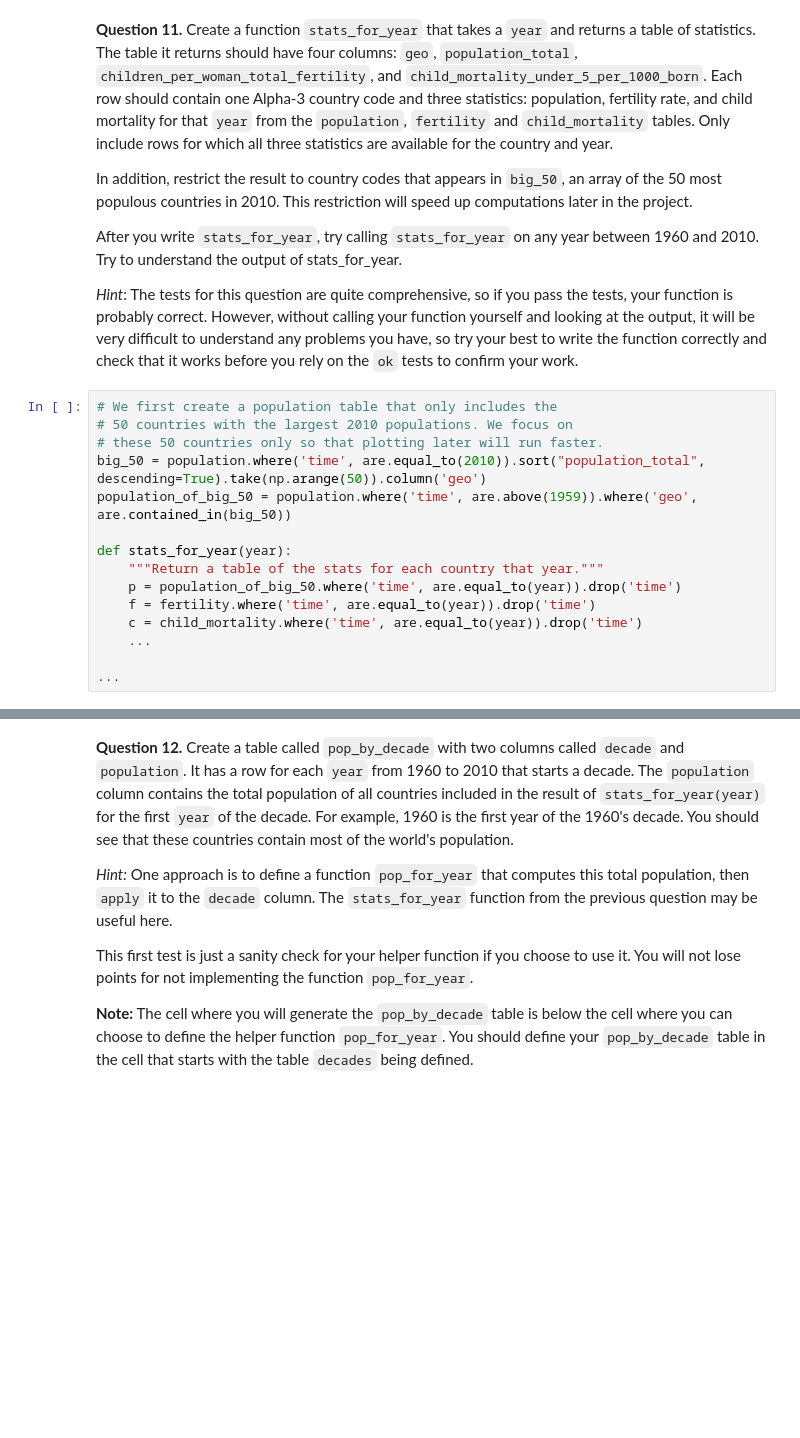
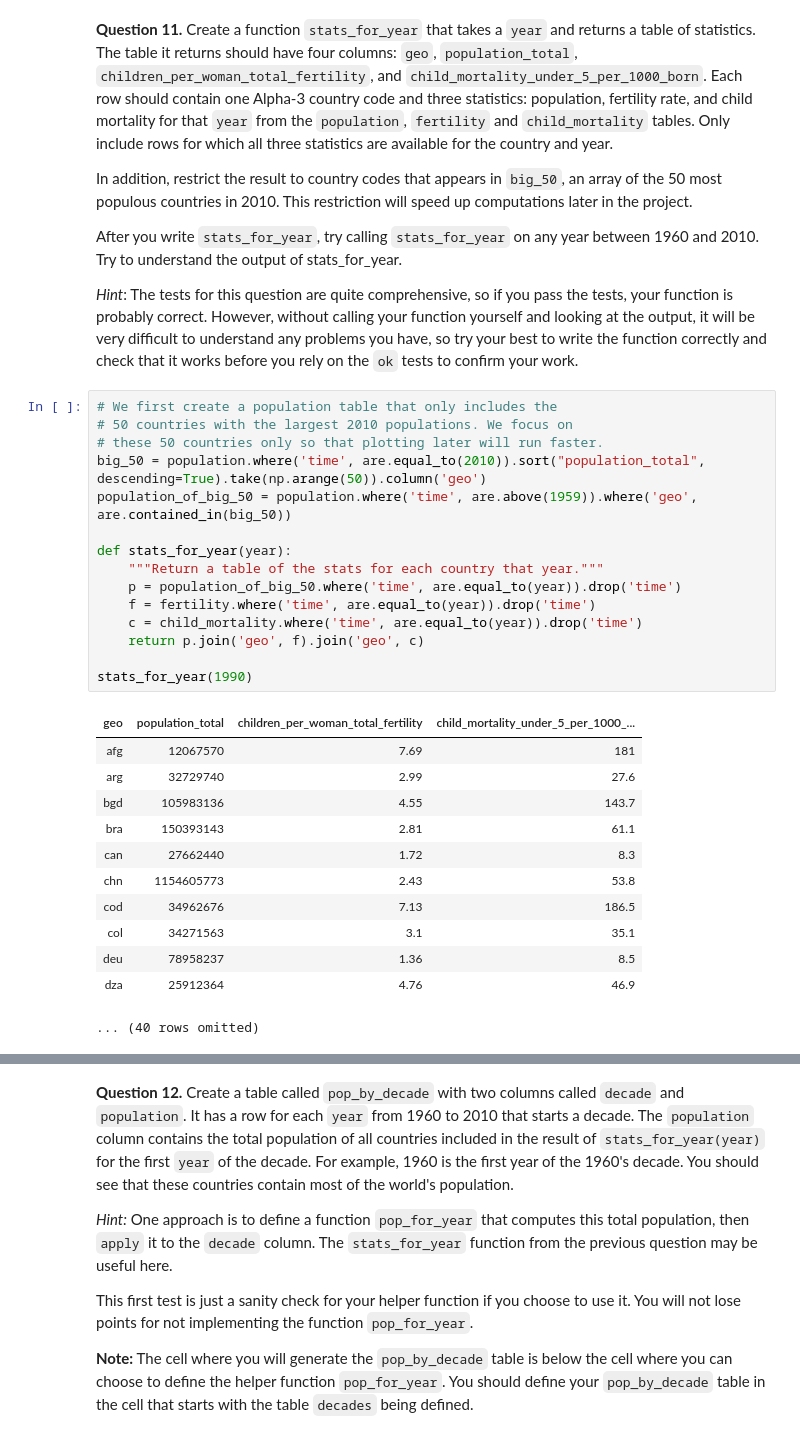
Before and after one commit to ejulio/materials-su20, a Jupyter notebook: materials/su20/project/project1/project1.ipynb, the cells around one changed output, grey strips where cells are left out. Drawn from its saved outputs; the diff is of its cells as text; blank space fills up the shorter version.

```diff
--- a/materials/su20/project/project1/project1.ipynb
+++ b/materials/su20/project/project1/project1.ipynb
@@ -441,17 +457,30 @@ manual: false
 # %%
 # We first create a population table that only includes the
 # 50 countries with the largest 2010 populations. We focus on
 # these 50 countries only so that plotting later will run faster.
 big_50 = population.where('time', are.equal_to(2010)).sort("population_total", descending=True).take(np.arange(50)).column('geo')
 population_of_big_50 = population.where('time', are.above(1959)).where('geo', are.contained_in(big_50))
 
 def stats_for_year(year):
     """Return a table of the stats for each country that year."""
     p = population_of_big_50.where('time', are.equal_to(year)).drop('time')
     f = fertility.where('time', are.equal_to(year)).drop('time')
     c = child_mortality.where('time', are.equal_to(year)).drop('time')
-    ...
+    return p.join('geo', f).join('geo', c)
 
-...
+stats_for_year(1990)
+# %% [output]
+| geo | population_total | children_per_woman_total_fertility | child_mortality_under_5_per_1000_... |
+| afg | 12067570 | 7.69 | 181 |
+| arg | 32729740 | 2.99 | 27.6 |
+| bgd | 105983136 | 4.55 | 143.7 |
+| bra | 150393143 | 2.81 | 61.1 |
+| can | 27662440 | 1.72 | 8.3 |
+| chn | 1154605773 | 2.43 | 53.8 |
+| cod | 34962676 | 7.13 | 186.5 |
+| col | 34271563 | 3.1 | 35.1 |
+| deu | 78958237 | 1.36 | 8.5 |
+| dza | 25912364 | 4.76 | 46.9 |
+... (40 rows omitted)
 # %%
 ok.grade("q1_11");
```
Also changed, not shown: parts of 20 cells of this notebook, 1 other file.
